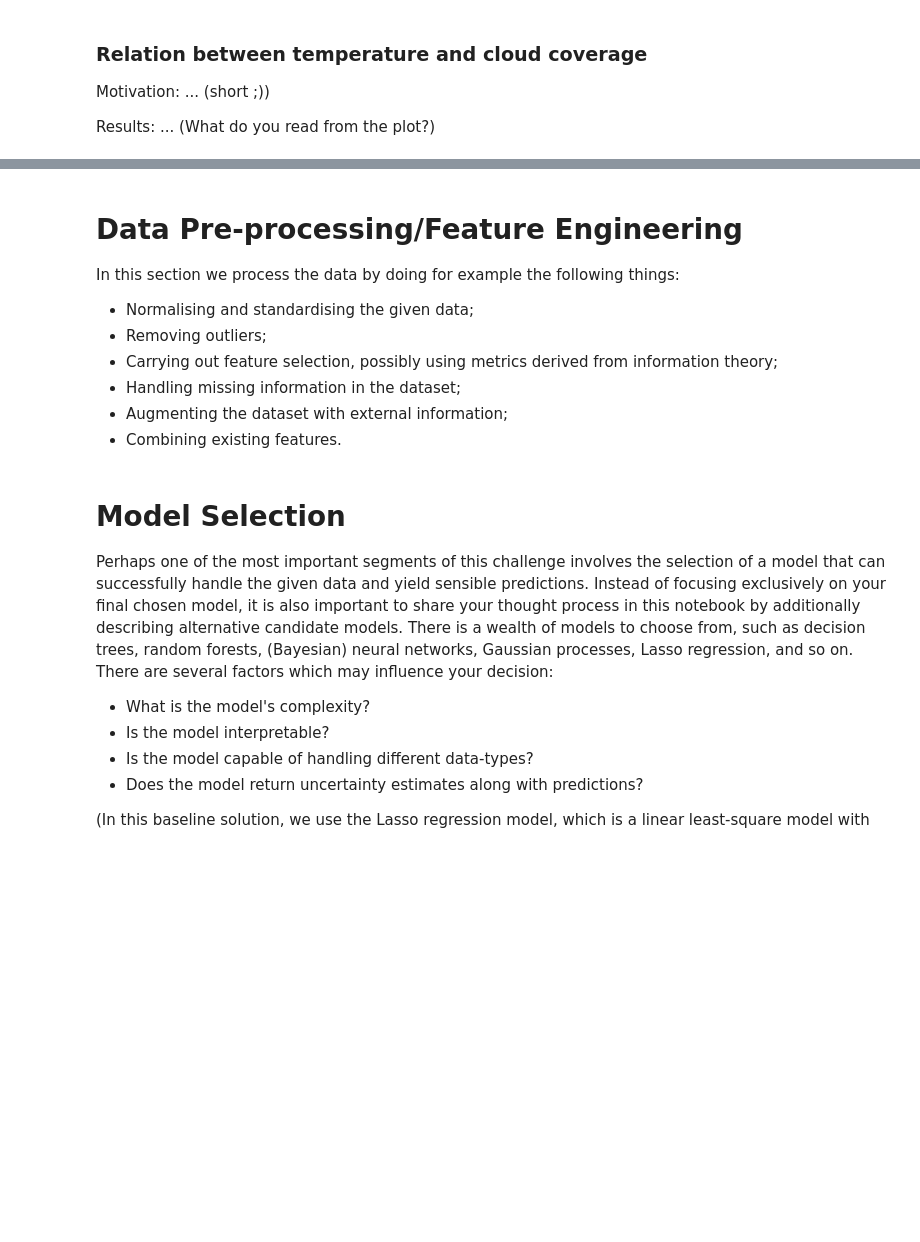
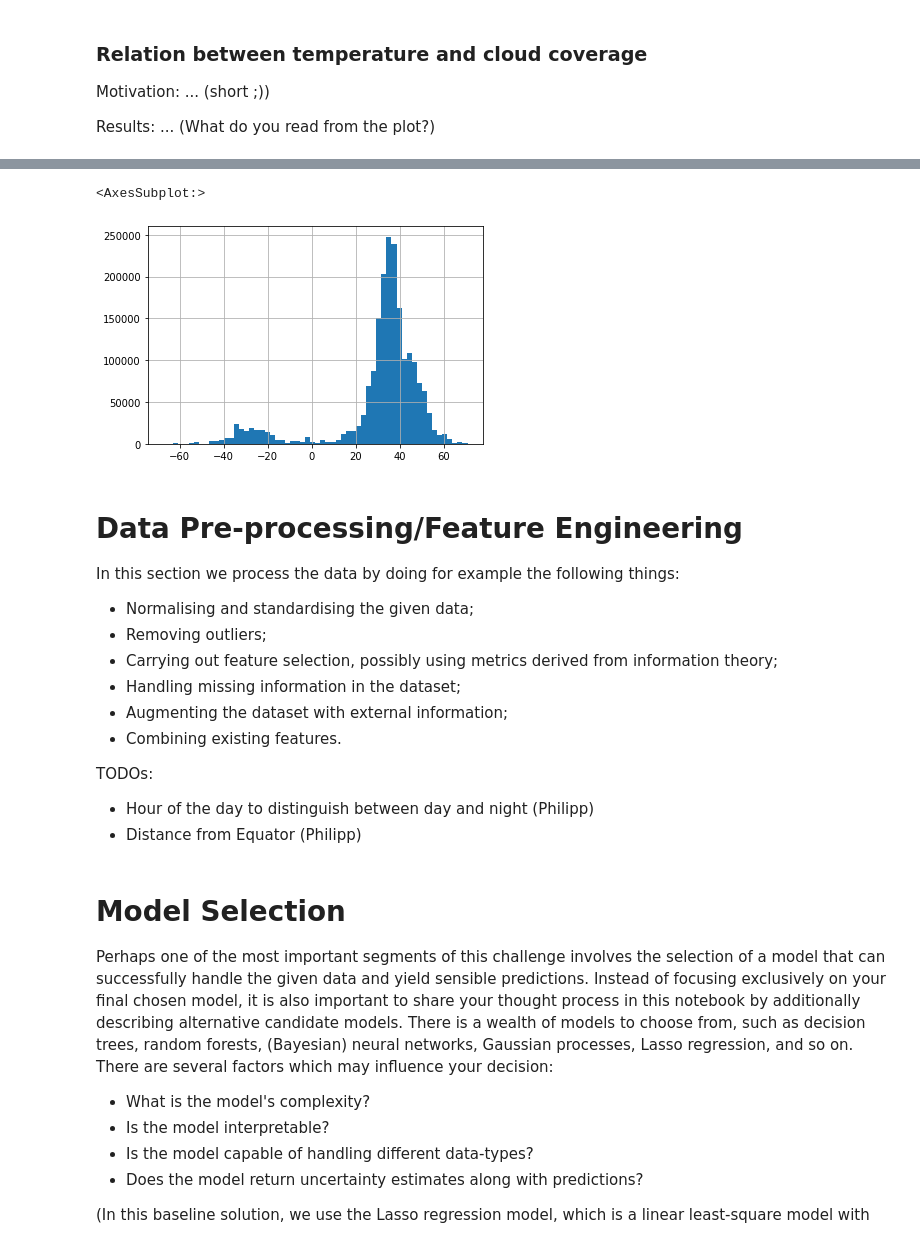
Before and after one commit to PhilippPeron/ml-weather-prediction, a Jupyter notebook: ML_Weather_Prediction.ipynb, the cells around one changed output, grey strips where cells are left out. Cells and saved outputs as stored; diff of their text form; code cells hidden in the pictures; blank space fills up the shorter version.

```diff
--- a/ML_Weather_Prediction.ipynb
+++ b/ML_Weather_Prediction.ipynb
@@ -157,3 +188,8 @@ fig.show()
+# %%
+df['fact_latitude'].hist(bins=60)
+# %% [output]
+<AxesSubplot:>
+[figure, added]
 # %% [markdown]
 # Data Pre-processing/Feature Engineering
 In this section we process the data by doing for example the following things:
@@ -163,6 +199,10 @@ In this section we process the data by doing for example the following things:
 -    Handling missing information in the dataset;
 -    Augmenting the dataset with external information;
 -    Combining existing features.
+
+TODOs:
+- Hour of the day to distinguish between day and night (Philipp)
+- Distance from Equator (Philipp)
 # %% [markdown]
 # Model Selection
 
```
Also changed, not shown: parts of 22 cells of this notebook.
